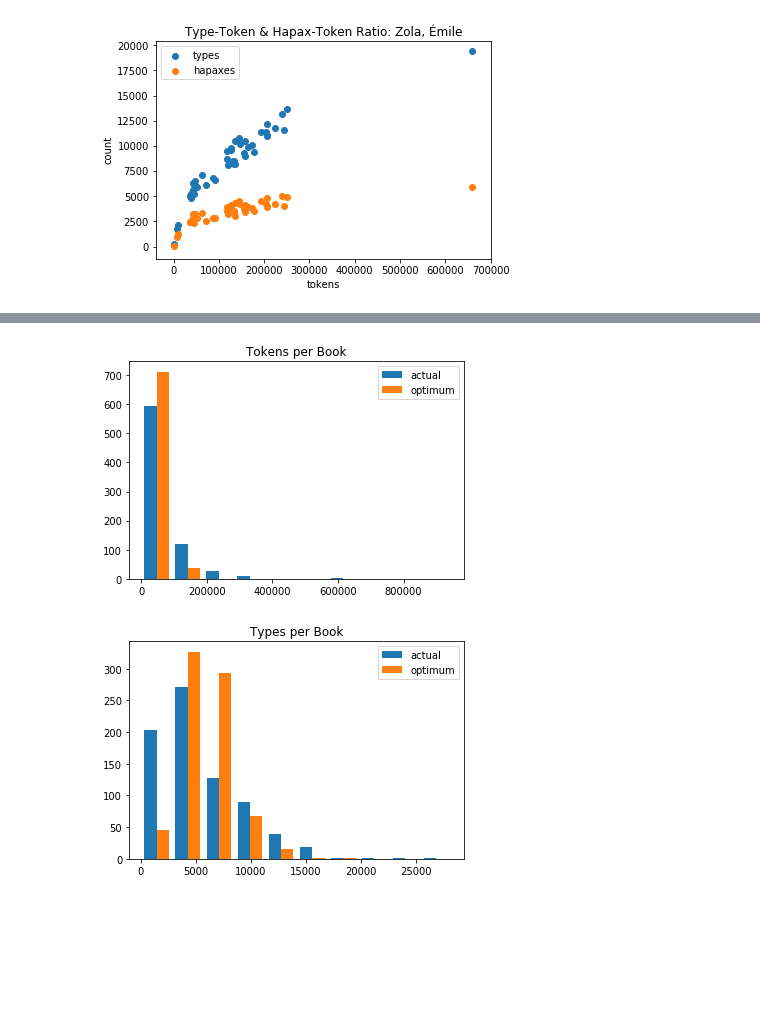
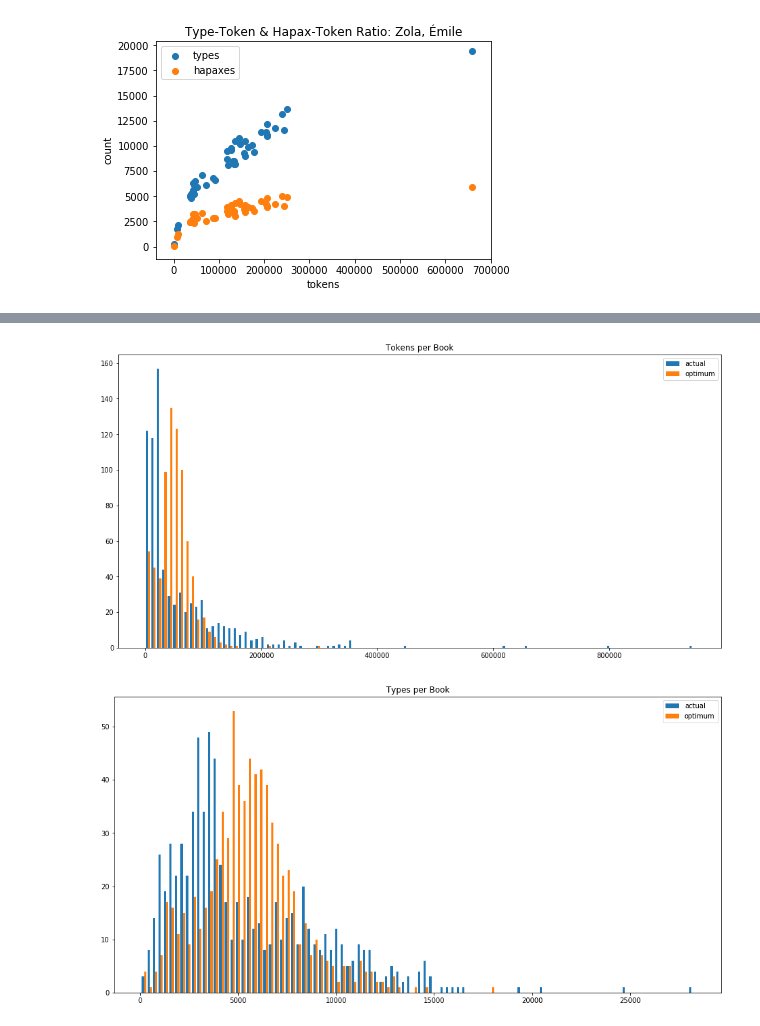
Before and after one commit to VictorDavis/legomena, a Jupyter notebook: notebooks/optimum-size.ipynb, the cells around one changed output, grey strips where cells are left out. Cells and saved outputs as stored; diff of their text form; code cells hidden in the pictures; blank space fills up the shorter version.

```diff
--- a/notebooks/exploratory.ipynb
+++ b/notebooks/optimum-size.ipynb
@@ -1,6 +7,7 @@
 # %%
 # bloody dependencies
 import matplotlib.pyplot as plt
+plt.rcParams['figure.figsize'] = (16, 8)
 from nltk.corpus import gutenberg
 import numpy as np
 import pandas as pd
@@ -82,11 +89,8 @@ for pgid in melville.index.values:
     corpus = SPGC.get(pgid)
     if corpus is None:
         continue
-    corpus.fit() # best fit logarithmic model: M_z,N_z
-#     corpus.buildTTRCurve() # empirical TTR: 100 samples
-#     corpus.M_z_method1 = corpus.M_z
-#     corpus.N_z_method1 = corpus.N_z
-#     corpus.fit(iterations = 9999) # best fit logarithmic model: M_z,N_z
+    corpus.buildTTRCurve() # empirical TTR: 100 samples
+    corpus.fit(optimize = True) # best fit logarithmic model: M_z,N_z
     corpi[pgid] = corpus
 # %% [output]
 Number of tokens (<corpus>.M): 1352
@@ -205,30 +166,0 @@ Log model accessible as <corpus>.M_z, .N_z
-# %%
-# venn diagram of types
-A = set(corpusA.types)
-B = set(corpusB.types)
-print("|A| =", len(A))
-print("|B| =", len(B))
-print("|A ∪ B| =", len(A.union(B)))
-print("|A ∩ B| =", len(A.intersection(B)))
-
-# vectorize
-A_  = np.array([ corpusA.M_z, corpusA.N_z ])
-B_  = np.array([ corpusB.M_z, corpusB.N_z ])
-AB_ = np.array([ corpusAB.M_z, corpusAB.N_z ])
-
-# plot C=A+B
-plt.plot(corpusA.TTR.m_tokens, corpusA.TTR.n_types, color = "r", label = "A")
-plt.plot(corpusB.TTR.m_tokens, corpusB.TTR.n_types, color = "g", label = "B")
-plt.plot(corpusAB.TTR.m_tokens, corpusAB.TTR.n_types, color = "b", label = "A+B")
-plt.scatter([corpusA.M_z], [corpusA.N_z], color = "r")
-plt.scatter([corpusB.M_z], [corpusB.N_z], color = "g")
-plt.scatter([corpusAB.M_z], [corpusAB.N_z], color = "b")
-plt.legend()
-plt.show()
-
-# combine
-for corpus in [ corpusA, corpusB, corpusAB ]:
-    print("(M_z, N_z) =", (corpus.M_z, corpus.N_z))
-
-AB_theory = np.round((corpusA.M * A_ + corpusB.M * B_) / corpusAB.M)
-print("A+B, theory:", AB_theory)
@@ -349,16 +275,16 @@ for author, df in book_data.groupby(["author"]):
 [figure]
 # %%
 # words per book
-plt.hist([book_data.tokens, book_data.M_z], label = ["actual", "optimum"])
+plt.hist([book_data.tokens, book_data.M_z], label = ["actual", "optimum"], bins = 100)
 plt.title("Tokens per Book")
 plt.legend()
 plt.show()
 
 # unique words per book
-plt.hist([book_data.types, book_data.N_z], label = ["actual", "optimum"])
+plt.hist([book_data.types, book_data.N_z], label = ["actual", "optimum"], bins = 100)
 plt.title("Types per Book")
 plt.legend()
 plt.show()
 # %% [output]
-[figure, old version]
+[figure, new version]
-[figure, old version]
+[figure, new version]
```
Also changed, not shown: parts of 11 cells of this notebook, 5 other files.
